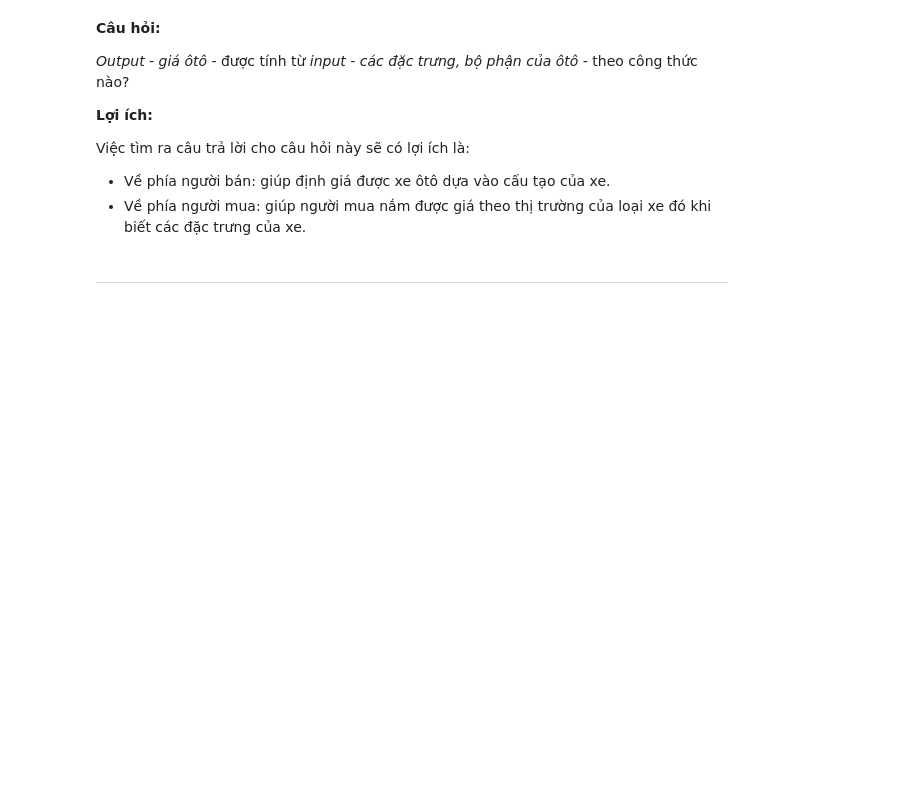
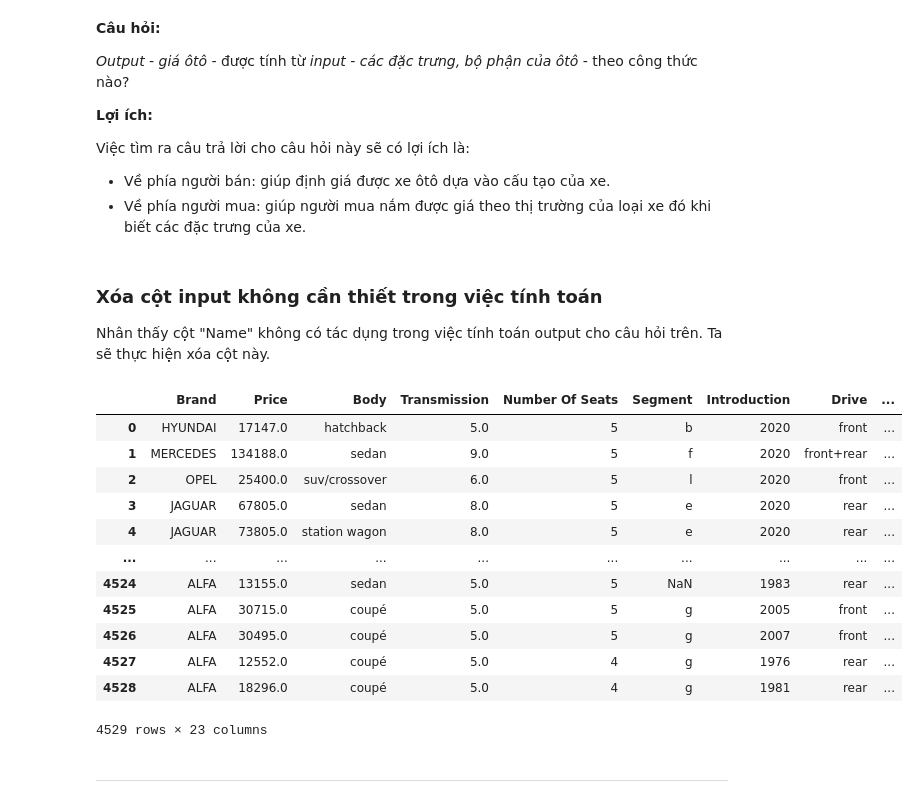
Before and after one commit to dhptrung/FDS-FinalProject, a Jupyter notebook: DACK-TienXuLy_MoHinhHoa.ipynb, the cells around one changed output. Drawn from its saved outputs; the diff is of its cells as text; code cells hidden in the pictures; blank space fills up the shorter version.

```diff
--- a/DACK-TienXuLy_MoHinhHoa.ipynb
+++ b/DACK-TienXuLy_MoHinhHoa.ipynb
@@ -94,6 +106,25 @@ data_df.index.duplicated().sum()
 Việc tìm ra câu trả lời cho câu hỏi này sẽ có lợi ích là:
 - Về phía người bán: giúp định giá được xe ôtô dựa vào cấu tạo của xe.
 - Về phía người mua: giúp người mua nắm được giá theo thị trường của loại xe đó khi biết các đặc trưng của xe.
+# %% [markdown]
+### Xóa cột input không cần thiết trong việc tính toán
+Nhân thấy cột "Name" không có tác dụng trong việc tính toán output cho câu hỏi trên. Ta sẽ thực hiện xóa cột này.
+# %%
+data_df.drop(['Name'], axis=1)
+# %% [output]
+|  | Brand | Price | Body | Transmission | Number Of Seats | Segment | Introduction | Drive | ... |
+| 0 | HYUNDAI | 17147.0 | hatchback | 5.0 | 5 | b | 2020 | front | ... |
+| 1 | MERCEDES | 134188.0 | sedan | 9.0 | 5 | f | 2020 | front+rear | ... |
+| 2 | OPEL | 25400.0 | suv/crossover | 6.0 | 5 | l | 2020 | front | ... |
+| 3 | JAGUAR | 67805.0 | sedan | 8.0 | 5 | e | 2020 | rear | ... |
+| 4 | JAGUAR | 73805.0 | station wagon | 8.0 | 5 | e | 2020 | rear | ... |
+| ... | ... | ... | ... | ... | ... | ... | ... | ... | ... |
+| 4524 | ALFA | 13155.0 | sedan | 5.0 | 5 | NaN | 1983 | rear | ... |
+| 4525 | ALFA | 30715.0 | coupé | 5.0 | 5 | g | 2005 | front | ... |
+| 4526 | ALFA | 30495.0 | coupé | 5.0 | 5 | g | 2007 | front | ... |
+| 4527 | ALFA | 12552.0 | coupé | 5.0 | 4 | g | 1976 | rear | ... |
+| 4528 | ALFA | 18296.0 | coupé | 5.0 | 4 | g | 1981 | rear | ... |
+4529 rows × 23 columns
 # %% [markdown]
 ---
 # %% [markdown]
```
Also changed, not shown: parts of 28 cells of this notebook.
